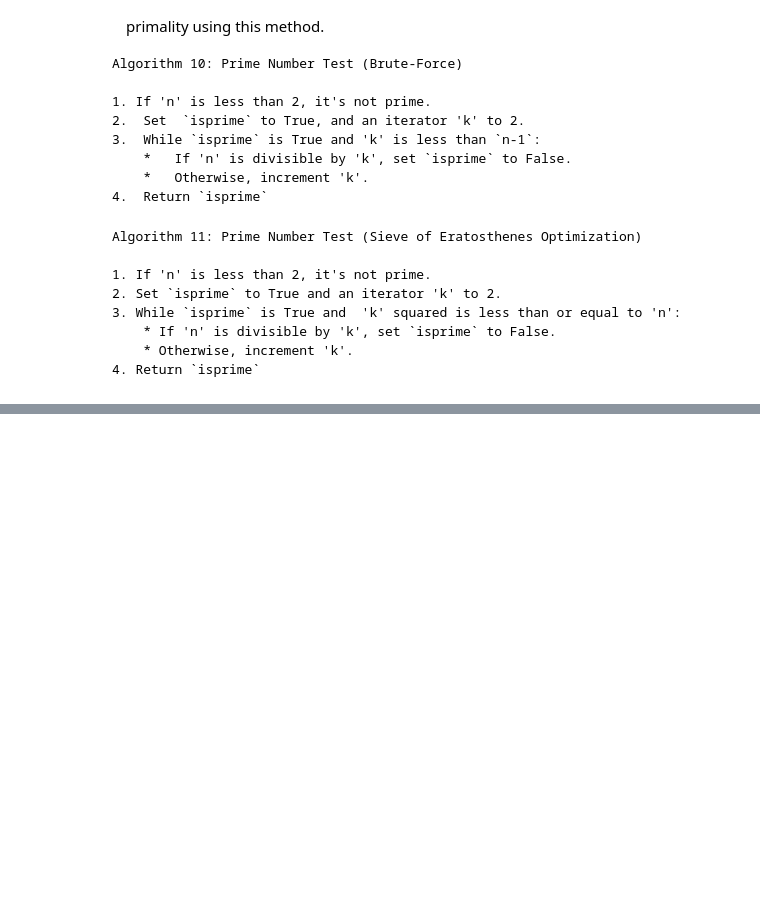
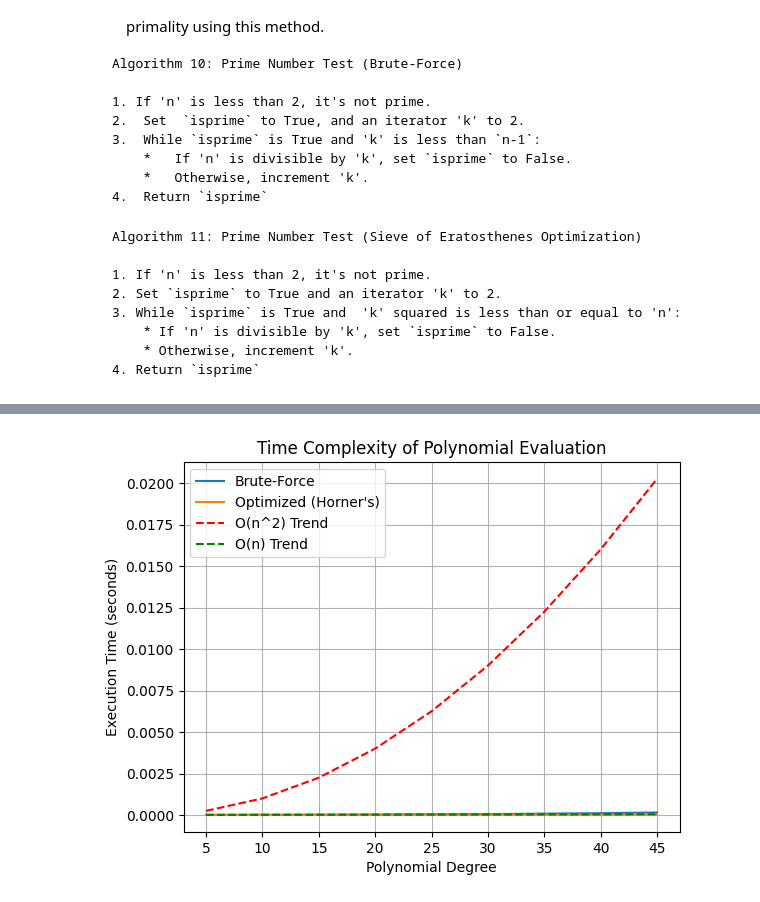
Before and after one commit to Soumya-Chakraborty/Design_and_Analysis_of_Algorithm, a Jupyter notebook: Brute_Force_Algorithm.ipynb, the cells around one changed output, grey strips where cells are left out. Cells and saved outputs as stored; diff of their text form; code cells hidden in the pictures; blank space fills up the shorter version.

```diff
--- a/Brute_Force_Algorithm.ipynb
+++ b/Brute_Force_Algorithm.ipynb
@@ -386,0 +435,54 @@ plt.show()
+# %%
+import matplotlib.pyplot as plt
+import numpy as np
+import timeit
+
+def polynomial_brute_force(A, t):
+    n = len(A) - 1  # Degree of the polynomial
+    p = 0
+    for i in range(n + 1):
+        power = 1
+        for j in range(i):
+            power *= t
+        p += A[i] * power
+    return p
+
+def polynomial_optimized(A, t):
+    n = len(A) - 1
+    p = 0
+    for i in range(n, -1, -1):
+        p = A[i] + t * p
+    return p
+
+# Input sizes (degree of the polynomial)
+input_sizes = range(5, 50, 5)
+execution_times_brute = []
+execution_times_optimized = []
+
+for n in input_sizes:
+    # Generate random coefficients for a polynomial of degree 'n'
+    coefficients = np.random.randint(-10, 10, size=n + 1)
+    x_value = 2  # Fixed value for evaluation
+
+    time_taken = timeit.timeit(lambda: polynomial_brute_force(coefficients, x_value), number=5) / 5
+    execution_times_brute.append(time_taken)
+
+    time_taken = timeit.timeit(lambda: polynomial_optimized(coefficients, x_value), number=5) / 5
+    execution_times_optimized.append(time_taken)
+
+# Plotting (Adjust trend lines if needed)
+plt.plot(input_sizes, execution_times_brute, label="Brute-Force")
+plt.plot(input_sizes, execution_times_optimized, label="Optimized (Horner's)")
+
+# Add trend lines for Big O notation
+plt.plot(input_sizes, [0.00001 * n**2 for n in input_sizes], linestyle='--', color='r', label="O(n^2) Trend")
+plt.plot(input_sizes, [0.000001 * n for n in input_sizes], linestyle='--', color='g', label="O(n) Trend")
+
+plt.xlabel("Polynomial Degree")
+plt.ylabel("Execution Time (seconds)")
+plt.title("Time Complexity of Polynomial Evaluation")
+plt.grid(True)
+plt.legend()
+plt.show()
+# %% [output]
+[figure, added]
```
Also changed, not shown: parts of 4 cells of this notebook.
